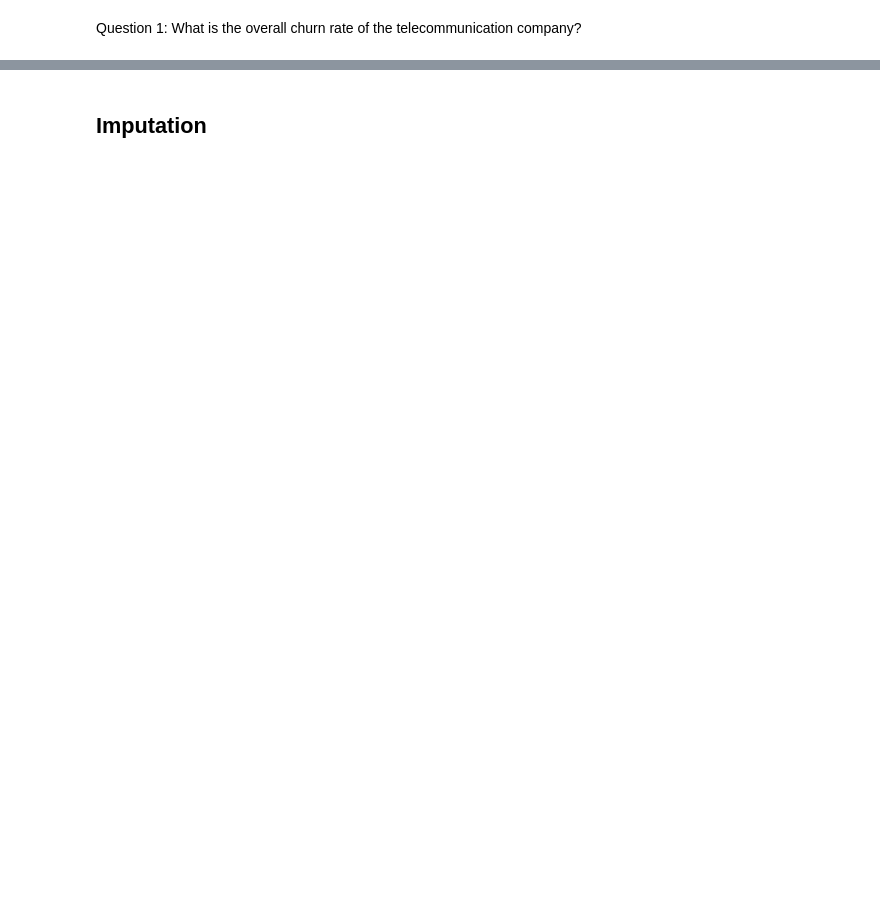
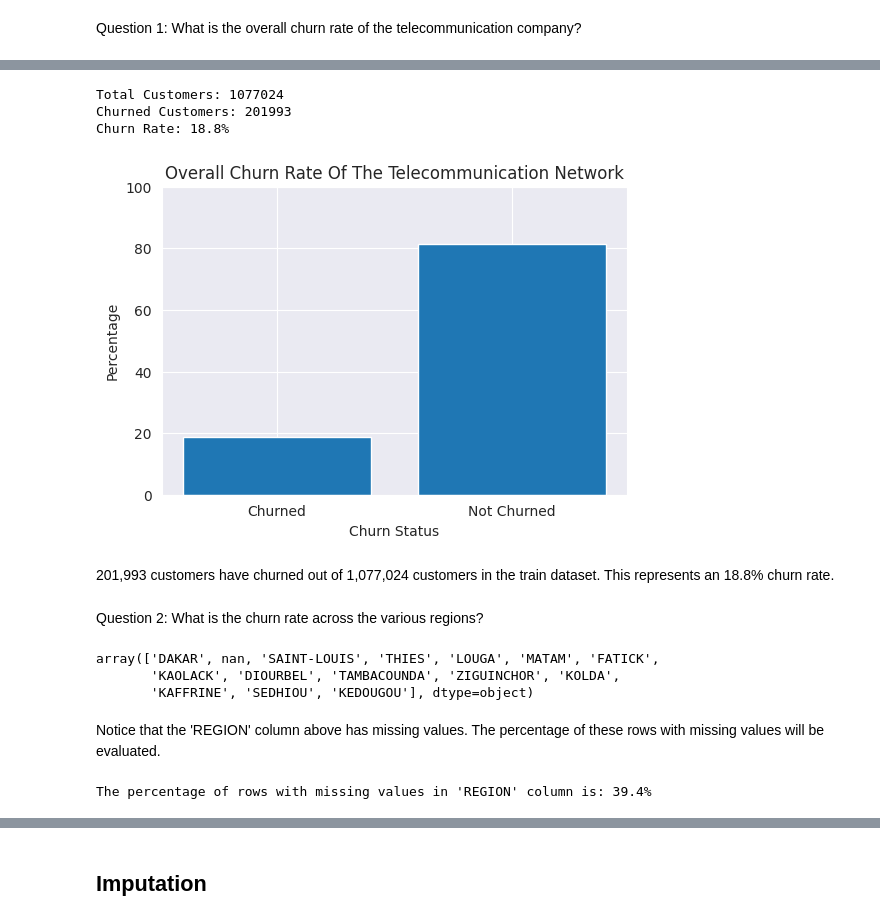
Before and after one commit to iameberedavid/Expresso-Customer-Churn-Challenge-On-Zindi, a Jupyter notebook: dev/StarterNotebook.ipynb, the cells around one changed output, grey strips where cells are left out. Saved outputs shown, nothing was run; the diff lists cells and outputs as text; code cells hidden in the pictures; blank space fills up the shorter version.

```diff
--- a/dev/StarterNotebook.ipynb
+++ b/dev/StarterNotebook.ipynb
@@ -549,4 +592,0 @@ Question 5: What is the churn rate of customers based on the top_up amounts?
-# %%
-train.drop(columns=['REGION', 'MRG', 'TOP_PACK'], inplace=True) #drop these columns
-
-# Remember to also drop the 'user_id' column here
@@ -572,0 +593,59 @@ test.head()
+# %%
+# Calculate the churn rate
+total_customers = len(train)
+churned_customers = train['CHURN'].sum()
+churn_rate = (churned_customers / total_customers) * 100
+
+# Display the churn rate
+print('Total Customers:', total_customers)
+print('Churned Customers:', churned_customers)
+print(f'Churn Rate: {churn_rate.round(1)}%')
+
+# Plot the churn rate
+plt.figure(figsize=(6, 4))
+plt.bar(['Churned', 'Not Churned'], [churn_rate, 100-churn_rate])
+plt.title('Overall Churn Rate Of The Telecommunication Network')
+plt.xlabel('Churn Status')
+plt.ylabel('Percentage')
+plt.ylim([0, 100])
+
+# Save the plot into the drive through the image_path
+file_name = 'Overall Churn Rate Of The Telecommunication Network.png' # Specify the file name and extension
+file_path = os.path.join(image_path, file_name) # Combine the file name with the image_path
+plt.savefig(file_path)
+
+# Display the chart
+plt.show()
+# %% [output]
+Total Customers: 1077024
+Churned Customers: 201993
+Churn Rate: 18.8%
+[figure, added]
+# %% [markdown]
+201,993 customers have churned out of 1,077,024 customers in the train dataset. This represents an 18.8% churn rate.
+# %% [markdown]
+Question 2: What is the churn rate across the various regions?
+# %%
+# Identify the regions
+
+regions = train['REGION'].unique()
+regions
+# %% [output]
+array(['DAKAR', nan, 'SAINT-LOUIS', 'THIES', 'LOUGA', 'MATAM', 'FATICK',
+       'KAOLACK', 'DIOURBEL', 'TAMBACOUNDA', 'ZIGUINCHOR', 'KOLDA',
+       'KAFFRINE', 'SEDHIOU', 'KEDOUGOU'], dtype=object)
+# %% [markdown]
+Notice that the 'REGION' column above has missing values. The percentage of these rows with missing values will be evaluated.
+# %%
+# Calculate the total number of rows with missing values in the 'REGION' column
+missing_rows = train['REGION'].isnull().sum()
+
+# Calculate the total number of rows in the DataFrame
+total_rows = len(train)
+
+# Calculate the percentage of rows with missing values in the 'REGION' column
+percentage_missing = (missing_rows / total_rows) * 100
+
+print(f"The percentage of rows with missing values in 'REGION' column is: {percentage_missing:.1f}%")
+# %% [output]
+The percentage of rows with missing values in 'REGION' column is: 39.4%
```
Also changed, not shown: parts of 43 cells of this notebook.
